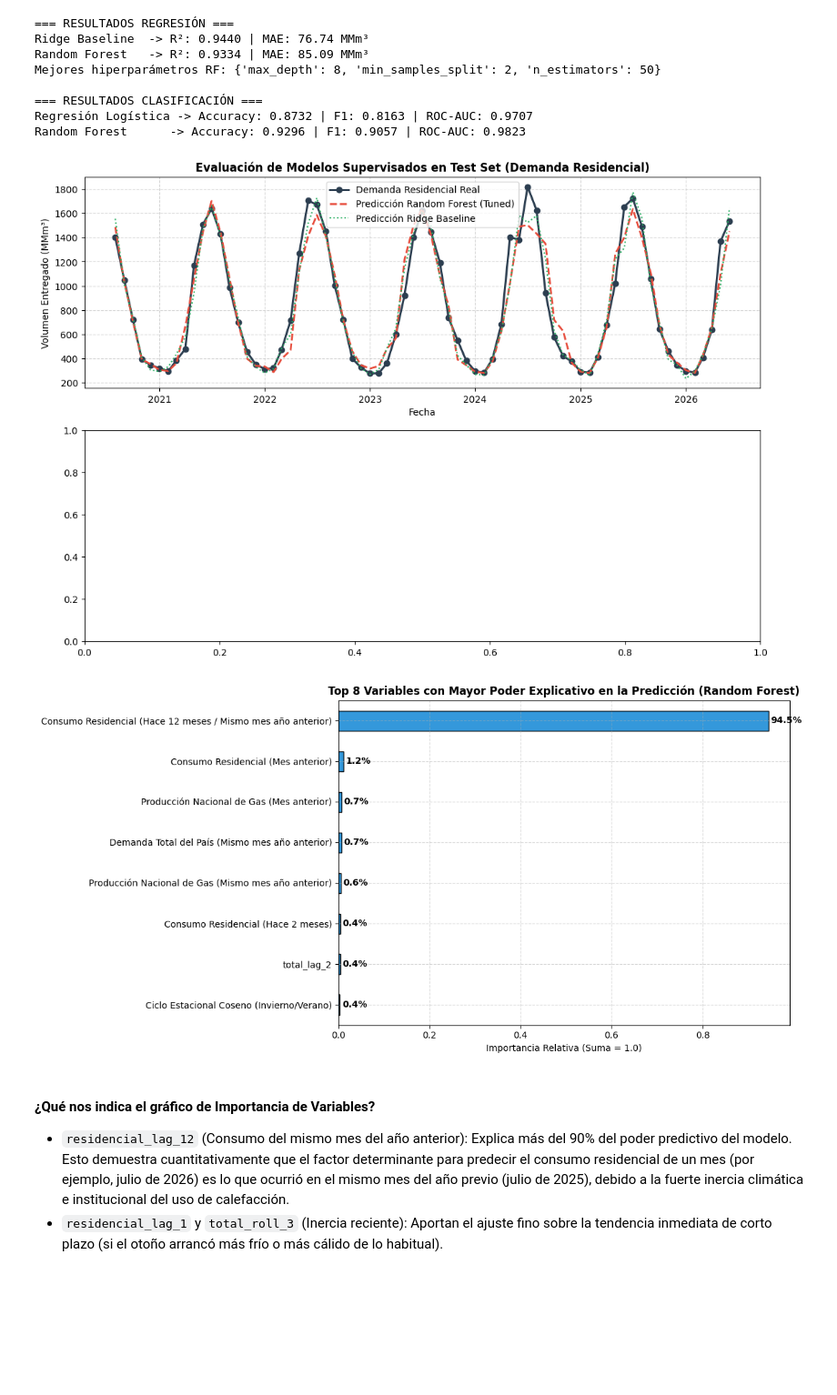
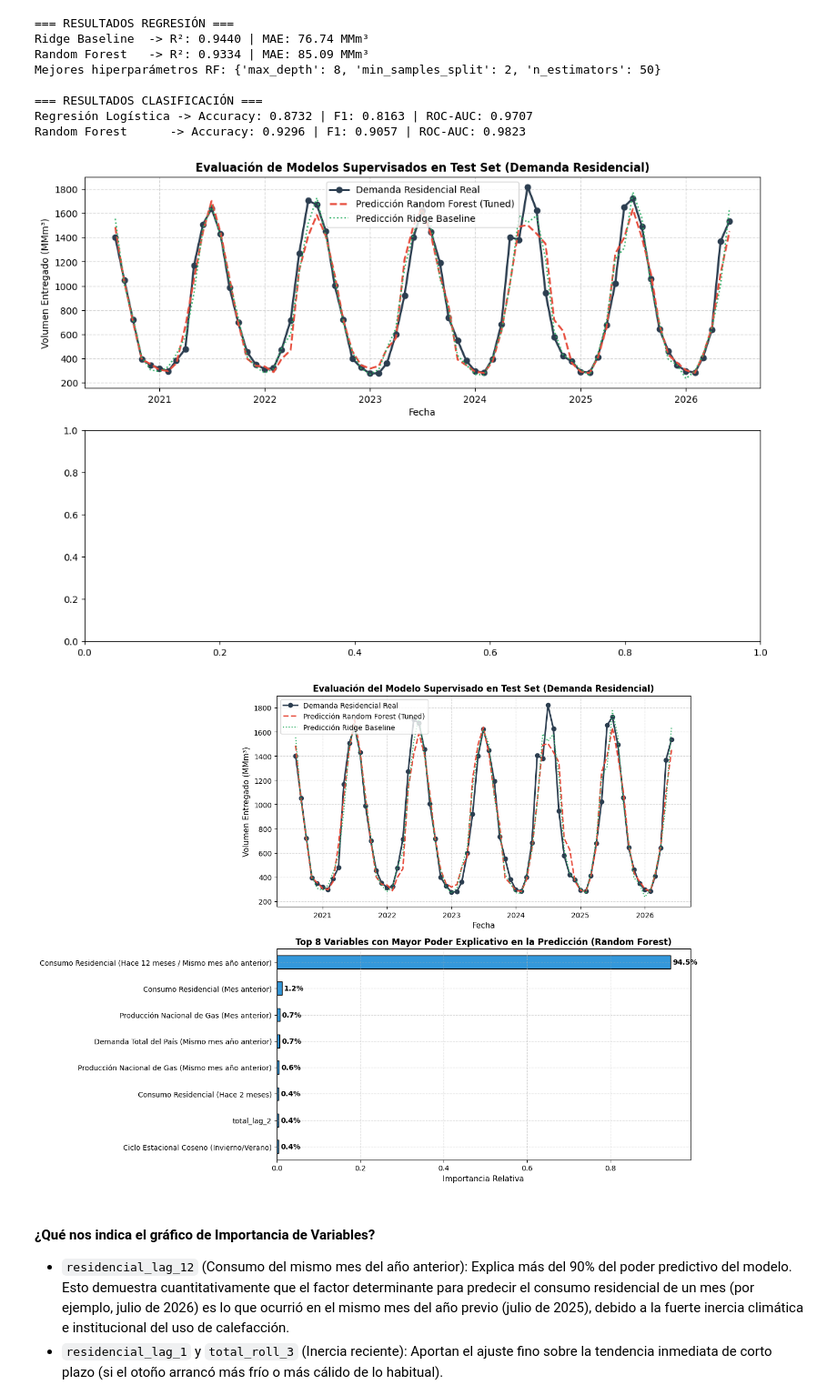
Before and after one commit to gonoott/EnergIA-Digital---Data-Science, a Jupyter notebook: Pre_entrega_OttavianoGonzalo.ipynb, the cells around one changed output. Shown at 91% size. Drawn from its saved outputs; the diff is of its cells as text; code cells hidden in the pictures; blank space fills up the shorter version.

```diff
--- a/Pre_entrega_OttavianoGonzalo.ipynb
+++ b/Pre_entrega_OttavianoGonzalo.ipynb
@@ -419,45 +419,59 @@ ax1.set_ylabel('Volumen Entregado (MMm³)')
 ax1.legend(frameon=True)
 ax1.grid(True, linestyle='--', alpha=0.5)
 
 # 2. Importancia de Variables (Feature Importance)
 # Mapeo de nombres técnicos a descripciones claras de negocio
 nombres_explicativos = {
     'residencial_lag_12': 'Consumo Residencial (Hace 12 meses / Mismo mes año anterior)',
     'residencial_lag_1': 'Consumo Residencial (Mes anterior)',
     'residencial_lag_2': 'Consumo Residencial (Hace 2 meses)',
     'residencial_roll_3': 'Promedio Móvil Residencial (Últimos 3 meses)',
     'total_lag_12': 'Demanda Total del País (Mismo mes año anterior)',
     'total_lag_1': 'Demanda Total del País (Mes anterior)',
     'total_roll_3': 'Promedio Móvil Demanda Total (Últimos 3 meses)',
     'produccion_gas_natural_lag_12': 'Producción Nacional de Gas (Mismo mes año anterior)',
     'produccion_gas_natural_lag_1': 'Producción Nacional de Gas (Mes anterior)',
     'cos_mes': 'Ciclo Estacional Coseno (Invierno/Verano)',
     'sin_mes': 'Ciclo Estacional Seno (Transición Primavera/Otoño)',
     'mes': 'Número de Mes (1 a 12)',
     'trimestre': 'Trimestre del Año (Q1 a Q4)'
 }
 
-# Obtener importancia de variables y renombrar
+# Fechas del conjunto de evaluación
+test_dates = df_model['fecha'].iloc[train_size:]
+
+# Creación de figura con dos subplots bien definidos
+fig, (ax1, ax2) = plt.subplots(2, 1, figsize=(13, 10))
+
+# 1. Gráfico de Predicción de Regresión vs Valores Reales
+ax1.plot(test_dates, y_test_reg, label='Demanda Residencial Real', color='#2c3e50', lw=2.2, marker='o')
+ax1.plot(test_dates, y_pred_reg_rf, label='Predicción Random Forest (Tuned)', color='#e74c3c', lw=2, linestyle='--')
+ax1.plot(test_dates, y_pred_reg_ridge, label='Predicción Ridge Baseline', color='#27ae60', lw=1.5, linestyle=':')
+ax1.set_title('Evaluación del Modelo Supervisado en Test Set (Demanda Residencial)', fontsize=12, fontweight='bold')
+ax1.set_xlabel('Fecha', fontsize=11)
+ax1.set_ylabel('Volumen Entregado (MMm³)', fontsize=11)
+ax1.legend(frameon=True, loc='upper left')
+ax1.grid(True, linestyle='--', alpha=0.5)
+
+# 2. Gráfico de Importancia de Variables (Feature Importance)
 importances = pd.Series(best_rf_reg.feature_importances_, index=features)
 importances.index = [nombres_explicativos.get(col, col) for col in importances.index]
-importances_sorted = importances.sort_values(ascending=True)
+importances_sorted = importances.sort_values(ascending=True).tail(8)
 
-# Gráfico explicativo
-plt.figure(figsize=(12, 6))
-importances_sorted.tail(8).plot(kind='barh', color='#3498db', edgecolor='black')
-plt.title('Top 8 Variables con Mayor Poder Explicativo en la Predicción (Random Forest)', fontsize=12, fontweight='bold')
-plt.xlabel('Importancia Relativa (Suma = 1.0)')
-plt.grid(True, linestyle='--', alpha=0.5)
+importances_sorted.plot(kind='barh', ax=ax2, color='#3498db', edgecolor='black')
+ax2.set_title('Top 8 Variables con Mayor Poder Explicativo en la Predicción (Random Forest)', fontsize=12, fontweight='bold')
+ax2.set_xlabel('Importancia Relativa', fontsize=11)
+ax2.grid(True, linestyle='--', alpha=0.5)
 
-# Agregar valores numéricos sobre las barras
-for i, val in enumerate(importances_sorted.tail(8)):
-    plt.text(val + 0.005, i, f"{val*100:.1f}%", va='center', fontsize=10, fontweight='bold')
+# Etiquetas numéricas porcentuales sobre cada barra
+for i, val in enumerate(importances_sorted):
+    ax2.text(val + 0.005, i, f"{val*100:.1f}%", va='center', fontsize=10, fontweight='bold')
 
 plt.tight_layout()
 plt.show()
 # %% [output]
 [figure]
-[figure, old version]
+[figure, new version]
 # %% [markdown]
 #### **¿Qué nos indica el gráfico de Importancia de Variables?**
 
```
